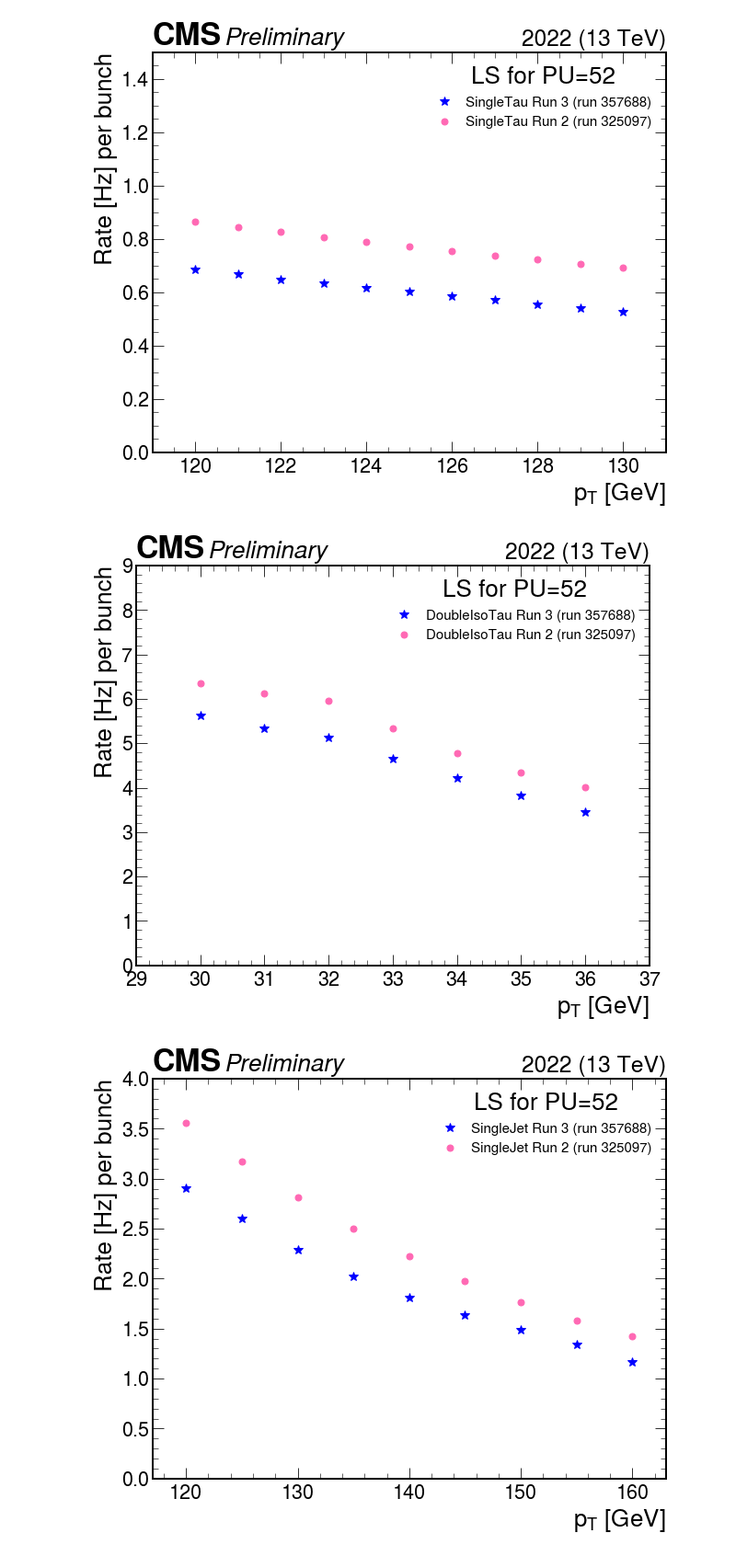
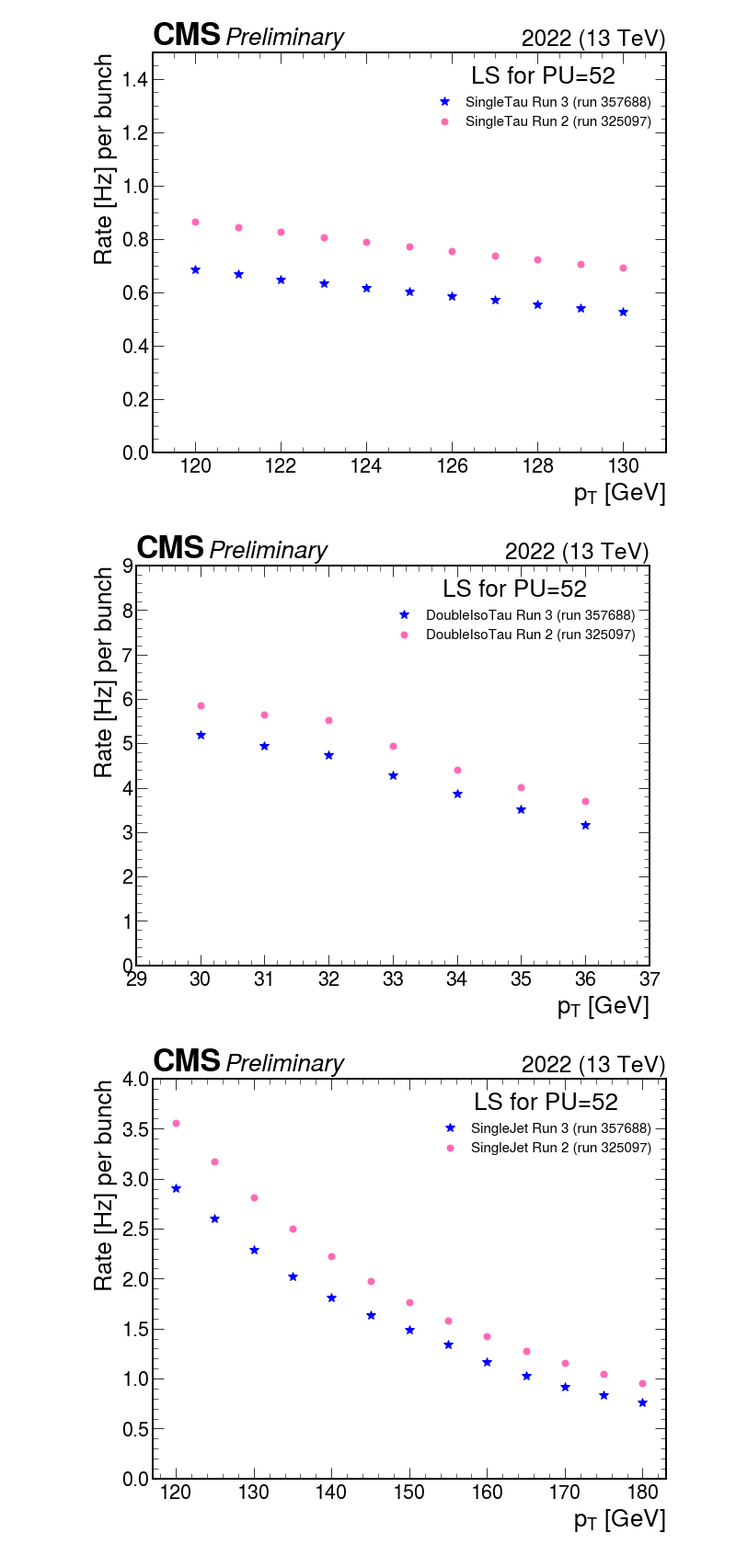
Before and after one commit to cms-l1-dpg/L1MenuTools, a Jupyter notebook: L1NtuplesAnalyser/triggerRate_functionOfPt.ipynb, the cells around one changed output. Shown at 92% size. Cells and saved outputs as stored; diff of their text form; code cells hidden in the pictures.

Commit message:
Updated version of notebook and scripts: fix for doubleIsoTau

```diff
--- a/L1NtuplesAnalyser/triggerRate_functionOfPt.ipynb
+++ b/L1NtuplesAnalyser/triggerRate_functionOfPt.ipynb
@@ -46,15 +46,15 @@ n_SingleTau_CountingsRun3 =  [19787, 19262, 18737, 18267, 17800, 17376, 16951, 1
 rate_tau_algo_Run2 = []
 rate_tau_algo_Run3 = []
 doubleisotau_pt_thresholds =  [30, 31, 32, 33, 34, 35, 36]
-n_DoubleIsoTau_CountingsRun2 =  [98048, 94549, 91940, 82429, 73723, 67144, 62073]
-n_DoubleIsoTau_CountingsRun3 =  [162232, 154177, 147907, 134211, 121517, 110315, 99649]
+n_DoubleIsoTau_CountingsRun2 =   [90452, 87392, 85213, 76311, 68096, 61889, 57153]
+n_DoubleIsoTau_CountingsRun3 =  [149721, 142400, 136772, 123673, 111707, 101340, 91308]
 rate_doubleisotau_algo_Run2 = []
 rate_doubleisotau_algo_Run3 = []
 
 # JET #
-jet_pt_thresholds =  [120, 125, 130, 135, 140, 145, 150, 155, 160]
-n_SingleJet_CountingsRun2 =  [55024, 49062, 43408, 38626, 34347, 30563, 27331, 24399, 22014]
-n_SingleJet_CountingsRun3 =  [83817, 75064, 66073, 58317, 52195, 47258, 43067, 38616, 33654]
+jet_pt_thresholds =  [120, 125, 130, 135, 140, 145, 150, 155, 160, 165, 170, 175, 180]
+n_SingleJet_CountingsRun2 =  [55024, 49062, 43408, 38626, 34347, 30563, 27331, 24399, 22014, 19763, 17913, 16235, 14741]
+n_SingleJet_CountingsRun3 =  [83817, 75064, 66073, 58317, 52195, 47258, 43067, 38616, 33654, 29718, 26635, 24070, 21957]
 rate_jet_algo_Run2 = []
 rate_jet_algo_Run3 = []
 
@@ -208,28 +208,28 @@ plt.legend(loc='upper right', title="LS for PU=52", fontsize='xx-small')
 plt.savefig('doubleIsoTau.pdf', dpi=1200)
 plt.savefig('doubleIsoTau.png', dpi=1200)
 # %% [output]
-[figure, old version]
+[figure, new version]
 # %%
 p_jet_LS_Run3, p_jet_LS_Run2 = plt.subplots(figsize=(10, 8))
 plt.rcParams.update({'font.size': 25})
 
 plt.style.use(hep.style.ROOT)
 hep.cms.label("Preliminary", data=True, year="2022")
 
 p_jet_LS_Run3 = plt.plot(jet_pt_thresholds, rate_jet_algo_Run3, '*', color="blue", markersize=10, label = "SingleJet Run 3 (run 357688)")
 p_jet_LS_Run2 = plt.plot(jet_pt_thresholds, rate_jet_algo_Run2, '.', color="hotpink", markersize=14, label = "SingleJet Run 2 (run 325097)")
 
 plt.xlabel('$p_{T}$ [GeV]')
 plt.ylabel('Rate [Hz] per bunch')
-plt.xlim(117., 163.)
+plt.xlim(117., 183.)
 plt.ylim(0., 4)
 plt.legend(loc='upper right', title="LS for PU=52", fontsize='xx-small')
 #plt.tight_layout()
 #plt.show()
 plt.savefig('singleJet.pdf', dpi=1200)
 plt.savefig('singleJet.png', dpi=1200)
 # %% [output]
-[figure, old version]
+[figure, new version]
 # %%
 p_met_LS_Run3, p_met_LS_Run2 = plt.subplots(figsize=(10, 8))
 plt.rcParams.update({'font.size': 25})
```
Also changed, not shown: parts of 3 cells of this notebook, 2 other files.
